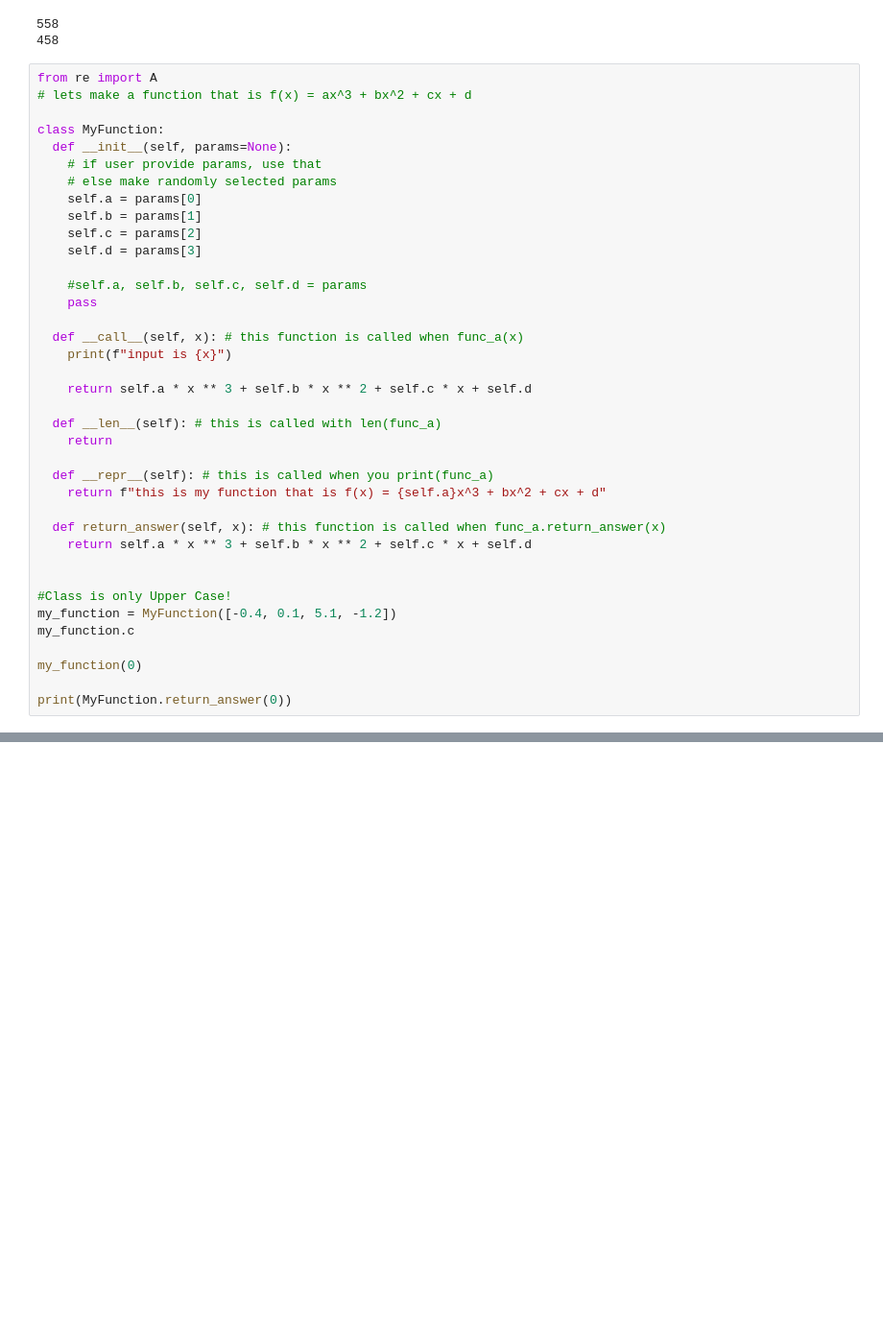
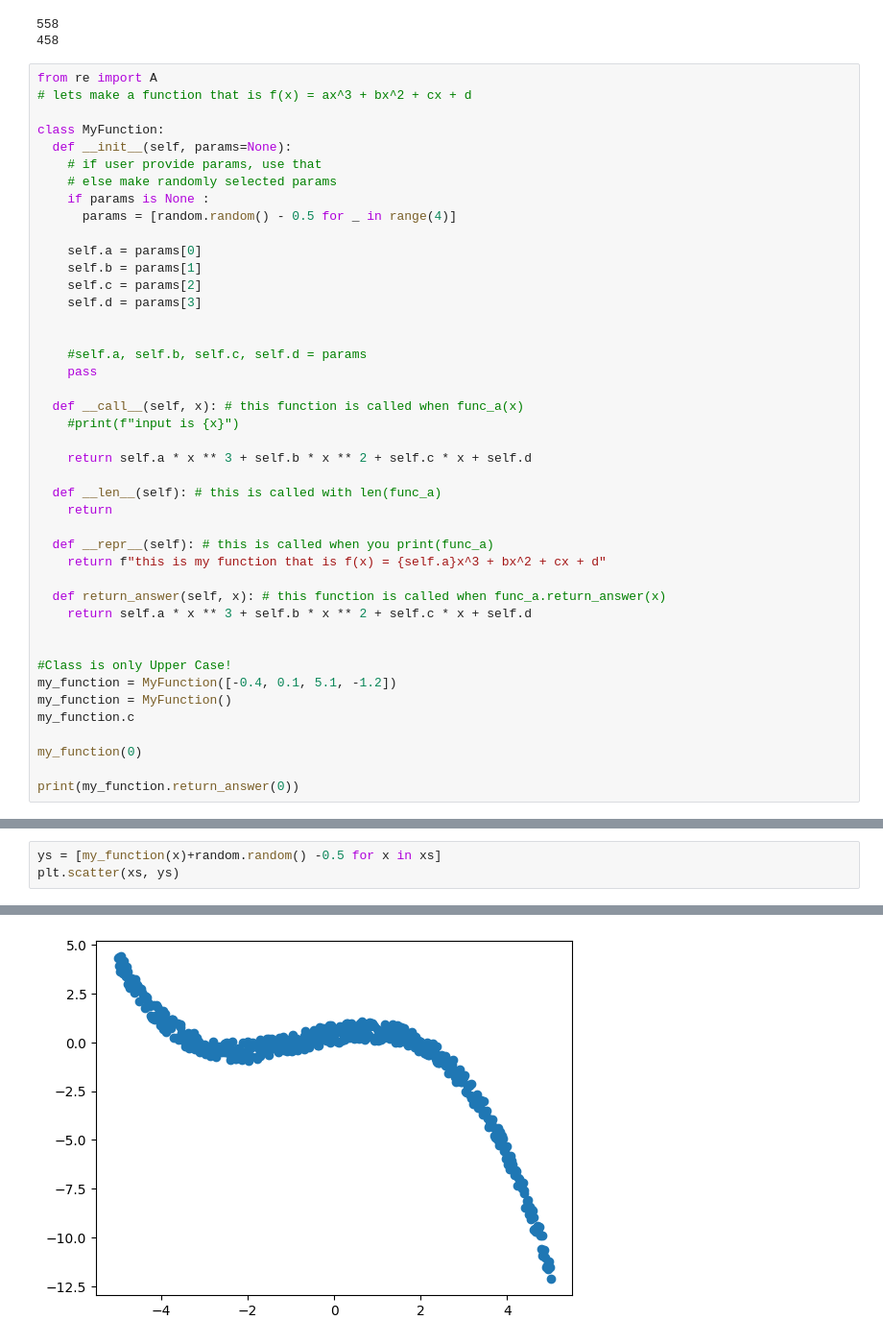
Before and after one commit to jdasam/mas1004, a Jupyter notebook: live_coding/2_function_approximation.ipynb, the cells around one changed output, grey strips where cells are left out. Shown: that part at 96% size. Drawn from its saved outputs; the diff is of its cells as text; blank space fills up the shorter version.

```diff
--- a/live_coding/2_function_approximation.ipynb
+++ b/live_coding/2_function_approximation.ipynb
@@ -307,16 +342,20 @@ class MyFunction:
   def __init__(self, params=None):
     # if user provide params, use that
     # else make randomly selected params
+    if params is None :
+      params = [random.random() - 0.5 for _ in range(4)]
+
     self.a = params[0]
     self.b = params[1]
     self.c = params[2]
     self.d = params[3]
 
+
     #self.a, self.b, self.c, self.d = params
     pass
 
   def __call__(self, x): # this function is called when func_a(x)
-    print(f"input is {x}")
+    #print(f"input is {x}")
 
     return self.a * x ** 3 + self.b * x ** 2 + self.c * x + self.d
 
@@ -332,9 +371,10 @@ class MyFunction:
 
 #Class is only Upper Case!
 my_function = MyFunction([-0.4, 0.1, 5.1, -1.2])
+my_function = MyFunction()
 my_function.c
 
 my_function(0)
 
-print(MyFunction.return_answer(0))
+print(my_function.return_answer(0))
 # %% [output]
@@ -342,0 +382,4 @@ TypeError: MyFunction.return_answer() missing 1 required positional argument: 'x
+# %%
+ys = [my_function(x)+random.random() -0.5 for x in xs]
+plt.scatter(xs, ys)
+# %% [output]
@@ -342,0 +387 @@ TypeError: MyFunction.return_answer() missing 1 required positional argument: 'x
+[figure, added]
```
Also changed, not shown: parts of 14 cells of this notebook.
